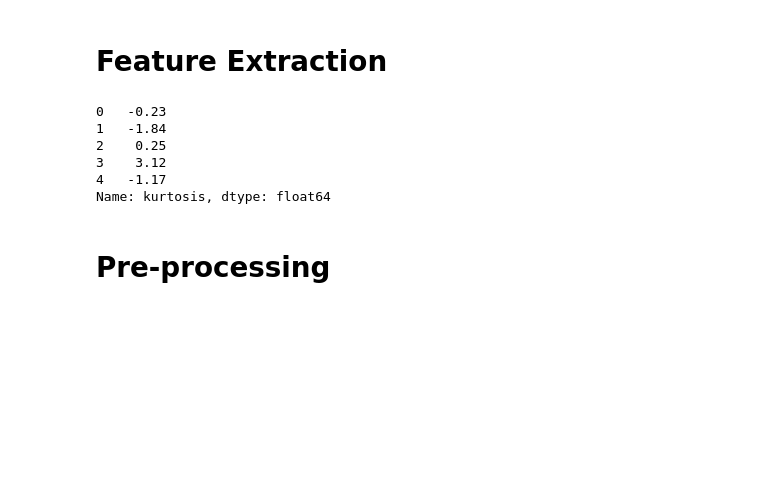
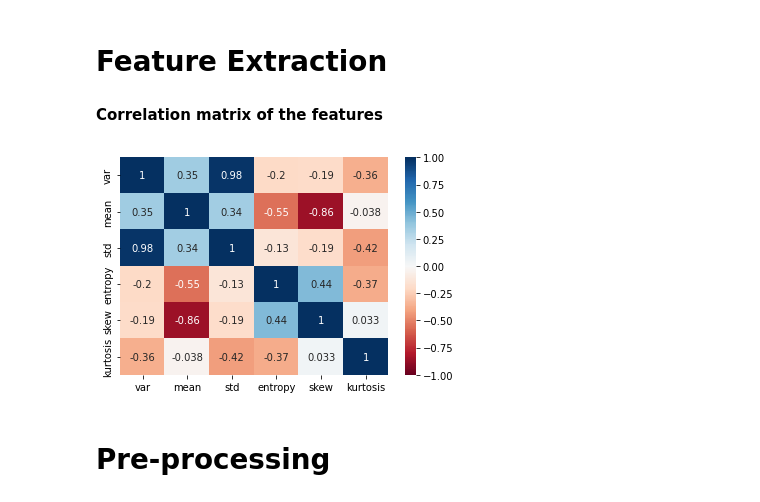
Before and after one commit to Esteves4/IA-Proj, a Jupyter notebook: IA_Proj_Music.ipynb, the cells around one changed output. Cells and saved outputs as stored; diff of their text form; code cells hidden in the pictures; blank space fills up the shorter version.

Commit message:
Correlation matrix

```diff
--- a/IA_Proj_Music.ipynb
+++ b/IA_Proj_Music.ipynb
@@ -169,15 +169,19 @@ music_df["std"] = std
 music_df["entropy"] = entropy
 music_df["skew"] = img_skew
 music_df["kurtosis"] = img_kurtosis
-# %%
-music_df["kurtosis"].head()
-# %% [output]
-0   -0.23
-1   -1.84
-2    0.25
-3    3.12
-4   -1.17
-Name: kurtosis, dtype: float64
+# %% [markdown]
+**Correlation matrix of the features**
+# %%
+import seaborn as sn
+import matplotlib.pyplot as plt
+
+corr_data = music_df[["var","mean","std","entropy","skew","kurtosis"]]
+corr_matrix = corr_data.corr()
+
+sn.heatmap(corr_matrix, cmap='RdBu',vmin=-1, vmax=1, center=0, annot=True)
+plt.show()
+# %% [output]
+[figure, added]
 # %% [markdown]
 # Pre-processing
 # %% [markdown]
```
Also changed, not shown: parts of 1 cell of this notebook.
